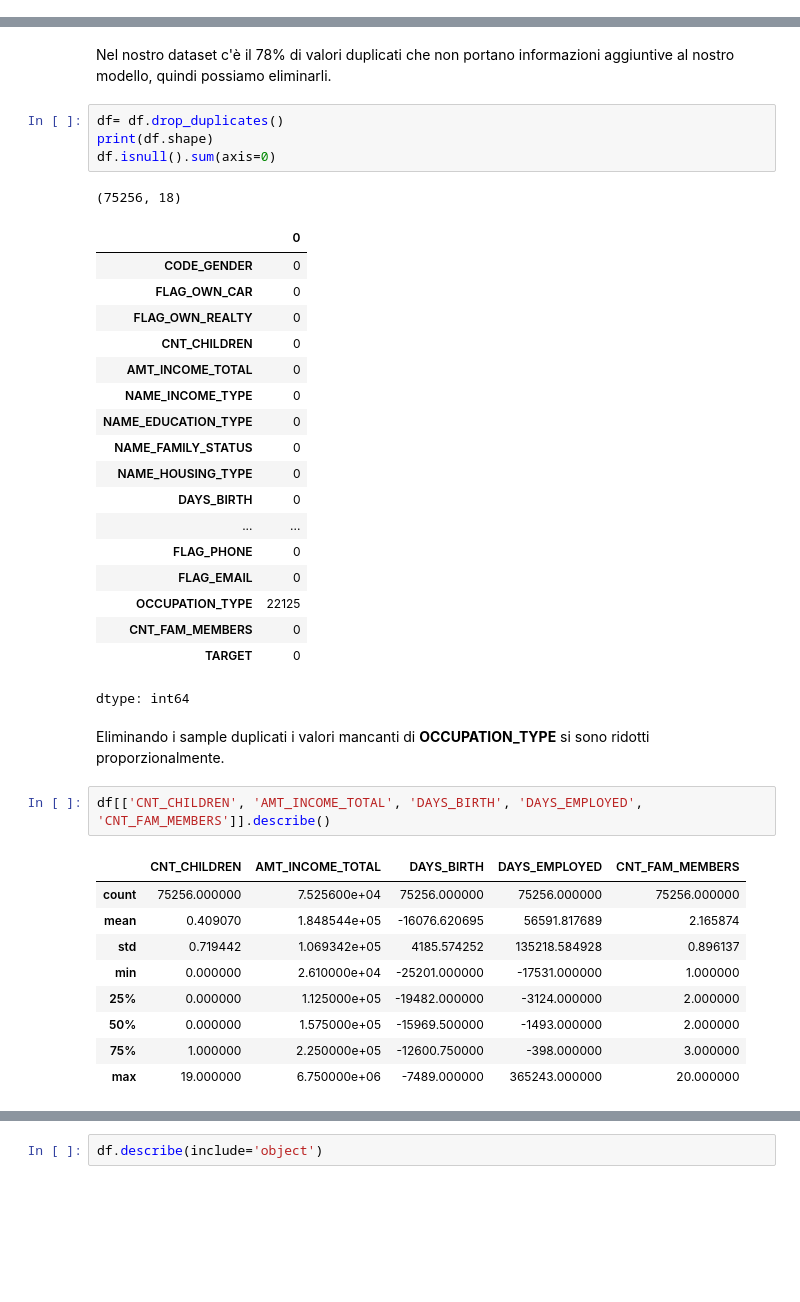
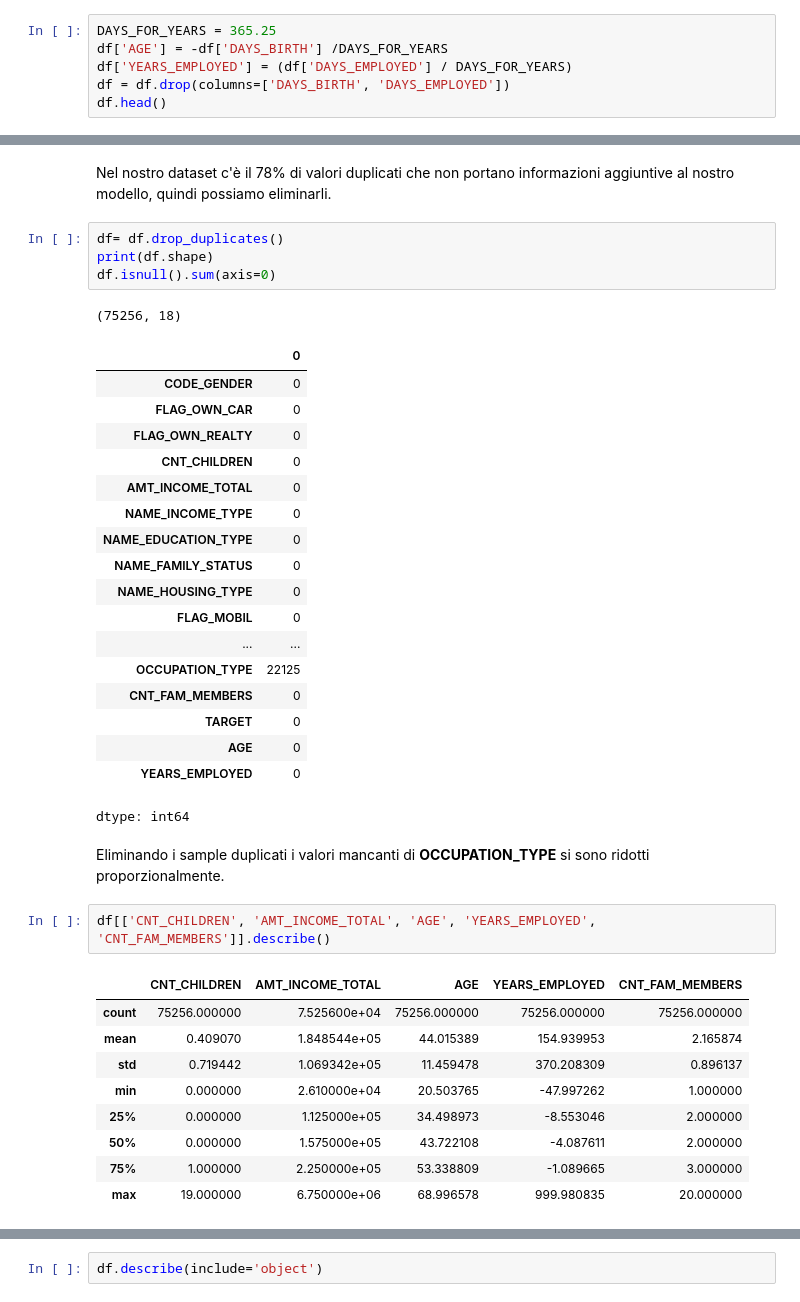
Before and after one commit to Giuseppe86-lab/Affidabilit-Creditizia, a Jupyter notebook: Affidabilita_creditizia.ipynb, the cells around one changed output, grey strips where cells are left out. Cells and saved outputs as stored; diff of their text form; blank space fills up the shorter version.

```diff
--- a/Affidabilita_creditizia.ipynb
+++ b/Affidabilita_creditizia.ipynb
@@ -53,3 +55,9 @@ In questo dataset abbiamo 338427 samples, 17 feature (**ID** è solo il numero i
 18. **TARGET**: variabile qualitativa ordinale che vale 1 se il client eha una elevata affidabilità creditizia (pagamento costante delle rate), 0 altrimenti.
 
 L'obiettivo del progetto è sviluppare un **modello di machine learning** che preveda se i clienti hanno una buona affidabilità creditizia.
+# %%
+DAYS_FOR_YEARS = 365.25
+df['AGE'] = -df['DAYS_BIRTH'] /DAYS_FOR_YEARS
+df['YEARS_EMPLOYED'] = (df['DAYS_EMPLOYED'] / DAYS_FOR_YEARS)
+df = df.drop(columns=['DAYS_BIRTH', 'DAYS_EMPLOYED'])
+df.head()
@@ -181,26 +191,26 @@ df.isnull().sum(axis=0)
 | NAME_EDUCATION_TYPE | 0 |
 | NAME_FAMILY_STATUS | 0 |
 | NAME_HOUSING_TYPE | 0 |
-| DAYS_BIRTH | 0 |
+| FLAG_MOBIL | 0 |
 | ... | ... |
-| FLAG_PHONE | 0 |
-| FLAG_EMAIL | 0 |
 | OCCUPATION_TYPE | 22125 |
 | CNT_FAM_MEMBERS | 0 |
 | TARGET | 0 |
+| AGE | 0 |
+| YEARS_EMPLOYED | 0 |
 dtype: int64
 # %% [markdown]
 Eliminando i sample duplicati i valori mancanti di **OCCUPATION_TYPE** si sono ridotti proporzionalmente.
 # %%
-df[['CNT_CHILDREN', 'AMT_INCOME_TOTAL', 'DAYS_BIRTH', 'DAYS_EMPLOYED', 'CNT_FAM_MEMBERS']].describe()
+df[['CNT_CHILDREN', 'AMT_INCOME_TOTAL', 'AGE', 'YEARS_EMPLOYED', 'CNT_FAM_MEMBERS']].describe()
 # %% [output]
-|  | CNT_CHILDREN | AMT_INCOME_TOTAL | DAYS_BIRTH | DAYS_EMPLOYED | CNT_FAM_MEMBERS |
+|  | CNT_CHILDREN | AMT_INCOME_TOTAL | AGE | YEARS_EMPLOYED | CNT_FAM_MEMBERS |
 | count | 75256.000000 | 7.525600e+04 | 75256.000000 | 75256.000000 | 75256.000000 |
-| mean | 0.409070 | 1.848544e+05 | -16076.620695 | 56591.817689 | 2.165874 |
-| std | 0.719442 | 1.069342e+05 | 4185.574252 | 135218.584928 | 0.896137 |
-| min | 0.000000 | 2.610000e+04 | -25201.000000 | -17531.000000 | 1.000000 |
-| 25% | 0.000000 | 1.125000e+05 | -19482.000000 | -3124.000000 | 2.000000 |
-| 50% | 0.000000 | 1.575000e+05 | -15969.500000 | -1493.000000 | 2.000000 |
-| 75% | 1.000000 | 2.250000e+05 | -12600.750000 | -398.000000 | 3.000000 |
-| max | 19.000000 | 6.750000e+06 | -7489.000000 | 365243.000000 | 20.000000 |
+| mean | 0.409070 | 1.848544e+05 | 44.015389 | 154.939953 | 2.165874 |
+| std | 0.719442 | 1.069342e+05 | 11.459478 | 370.208309 | 0.896137 |
+| min | 0.000000 | 2.610000e+04 | 20.503765 | -47.997262 | 1.000000 |
+| 25% | 0.000000 | 1.125000e+05 | 34.498973 | -8.553046 | 2.000000 |
+| 50% | 0.000000 | 1.575000e+05 | 43.722108 | -4.087611 | 2.000000 |
+| 75% | 1.000000 | 2.250000e+05 | 53.338809 | -1.089665 | 3.000000 |
+| max | 19.000000 | 6.750000e+06 | 68.996578 | 999.980835 | 20.000000 |
 # %% [markdown]
```
Also changed, not shown: parts of 48 cells of this notebook.
